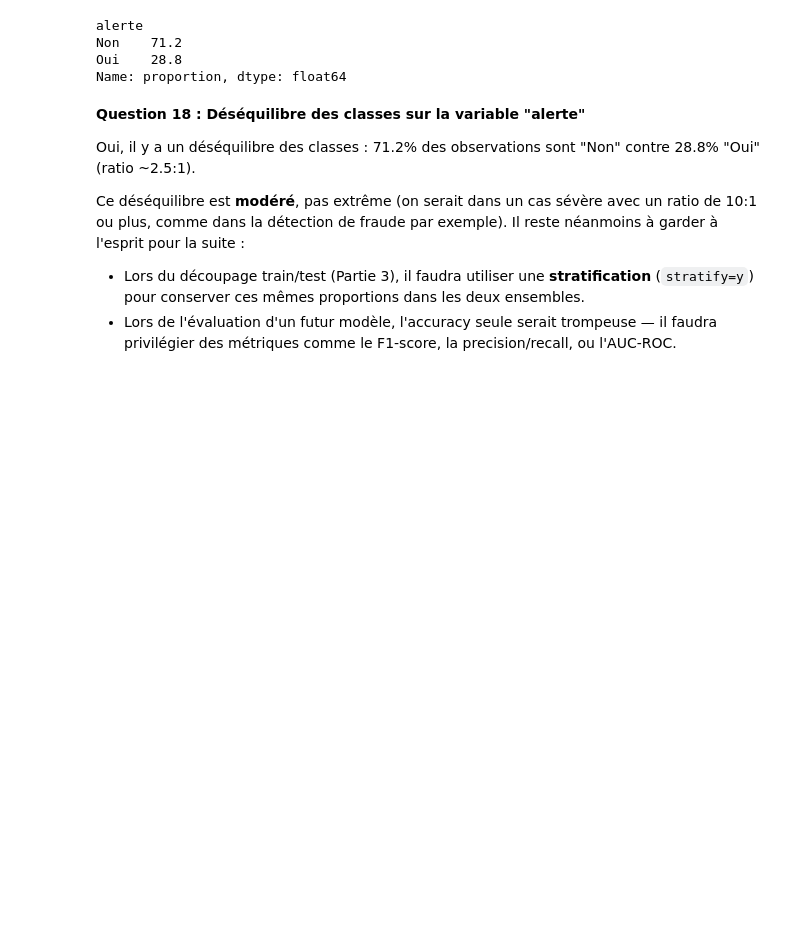
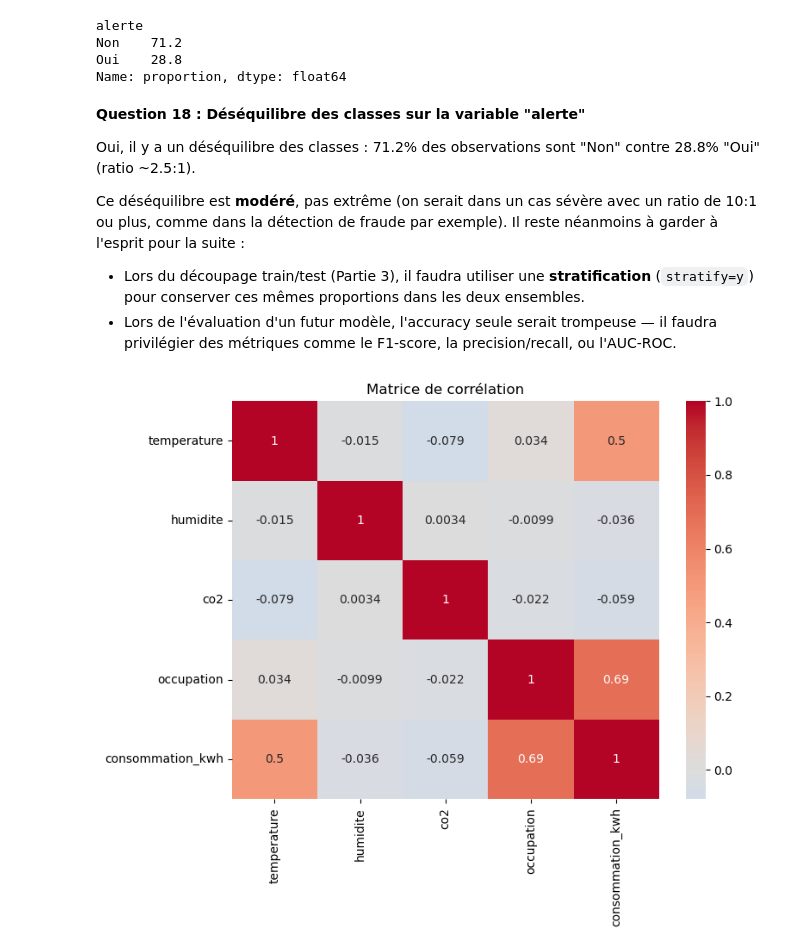
Before and after one commit to Atou-D10/atelier_prepa_donnees_tab, a Jupyter notebook: notebooks/atelier_prepa_donnees_tab.ipynb, the cells around one changed output. Drawn from its saved outputs; the diff is of its cells as text; code cells hidden in the pictures; blank space fills up the shorter version.

Commit message:
Partie 1 - Q19a: visualisation de la matrice de corrélation

```diff
--- a/notebooks/atelier_prepa_donnees_tab.ipynb
+++ b/notebooks/atelier_prepa_donnees_tab.ipynb
@@ -514,3 +514,13 @@ Oui, il y a un déséquilibre des classes : 71.2% des observations sont "Non" co
 Ce déséquilibre est **modéré**, pas extrême (on serait dans un cas sévère avec un ratio de 10:1 ou plus, comme dans la détection de fraude par exemple). Il reste néanmoins à garder à l'esprit pour la suite :
 - Lors du découpage train/test (Partie 3), il faudra utiliser une **stratification** (`stratify=y`) pour conserver ces mêmes proportions dans les deux ensembles.
 - Lors de l'évaluation d'un futur modèle, l'accuracy seule serait trompeuse — il faudra privilégier des métriques comme le F1-score, la precision/recall, ou l'AUC-ROC.
+# %%
+# Question 19.a : Matrice de corrélation des variables numériques
+numeric_cols = ['temperature', 'humidite', 'co2', 'occupation', 'consommation_kwh']
+
+plt.figure(figsize=(8, 6))
+sns.heatmap(df[numeric_cols].corr(), annot=True, cmap='coolwarm', center=0)
+plt.title('Matrice de corrélation')
+plt.show()
+# %% [output]
+[figure, added]
```
